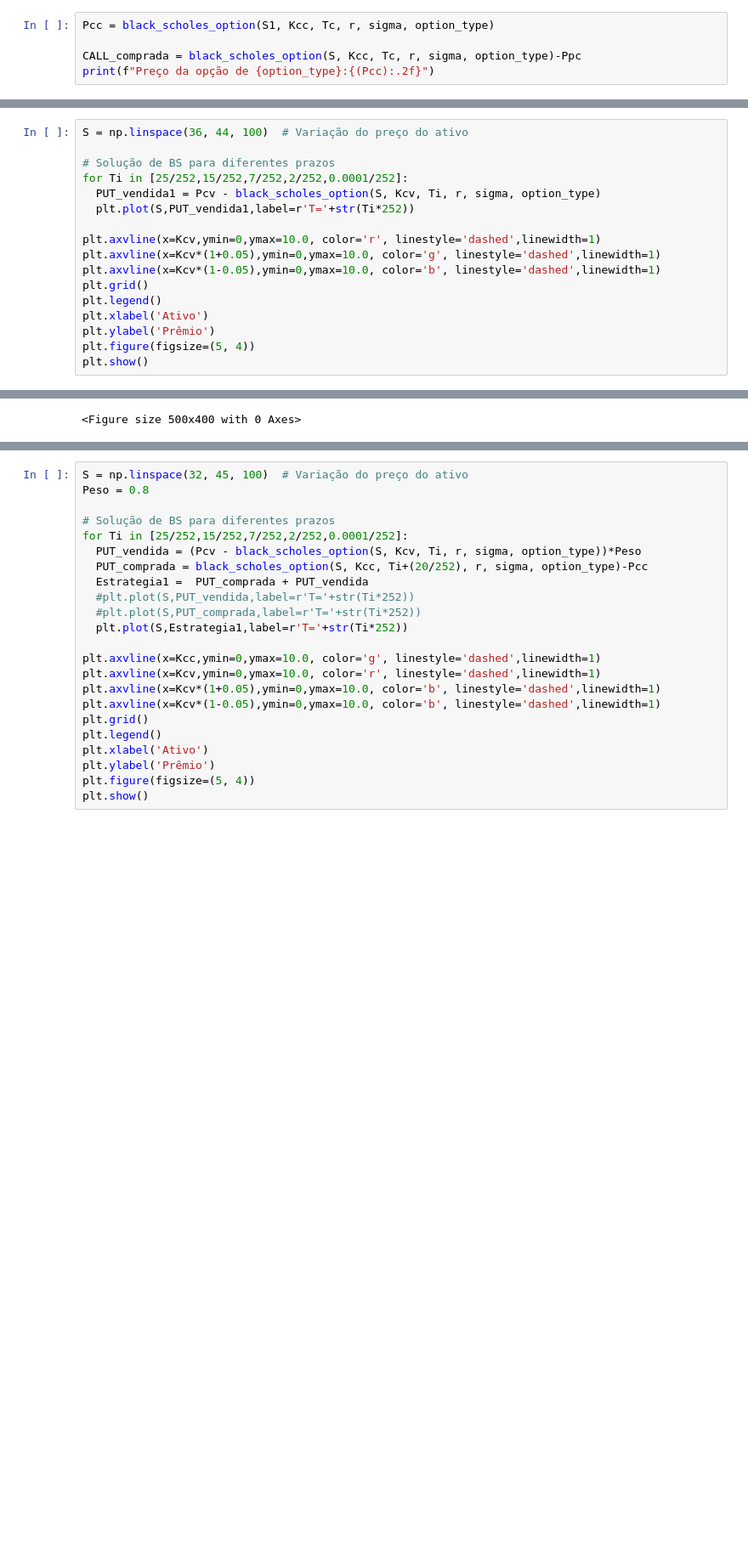
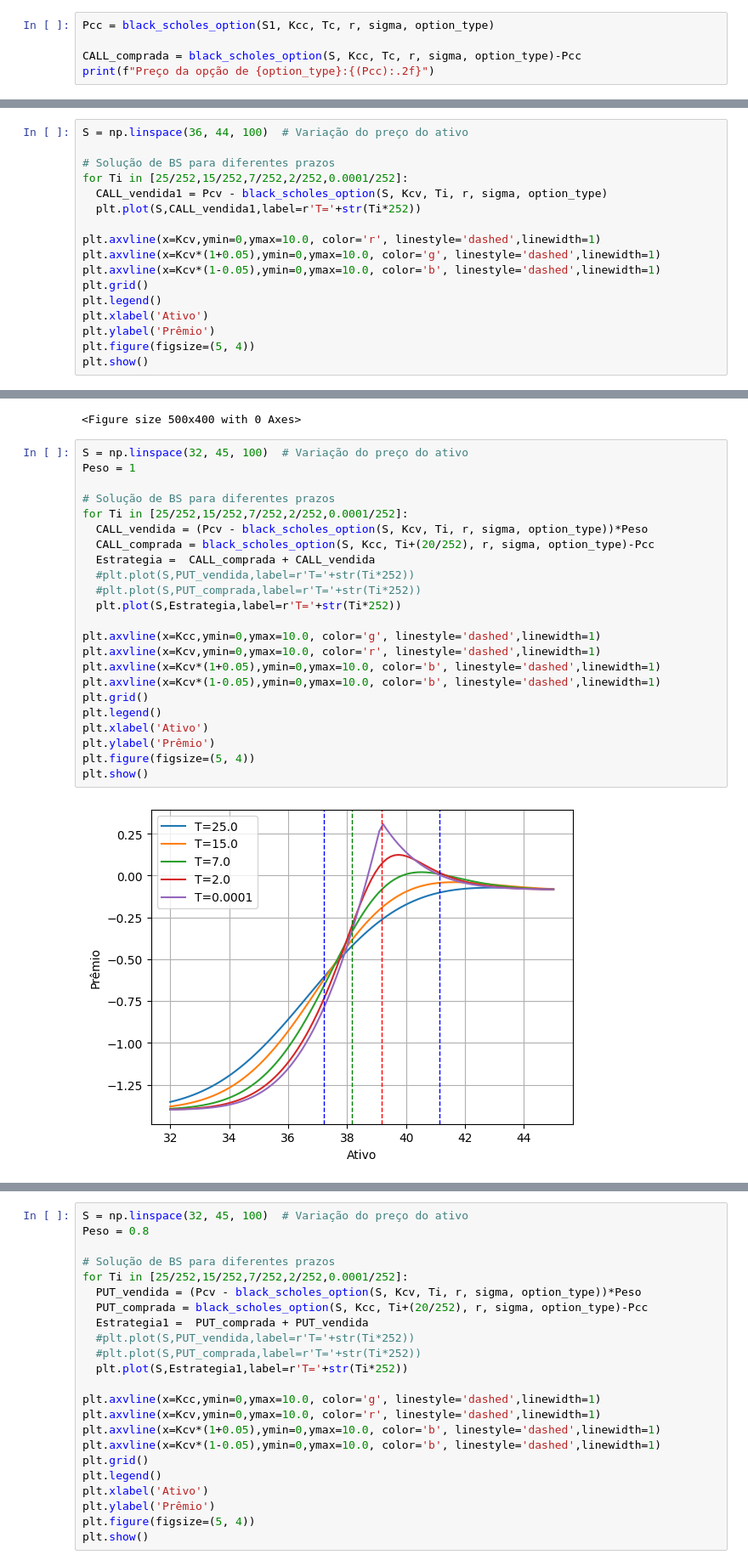
Before and after one commit to Felipe-Pinto/python_para_investimentos, a Jupyter notebook: CALL_Ago_24.ipynb, the cells around one changed output, grey strips where cells are left out. Shown at 85% size. Saved outputs shown, nothing was run; the diff lists cells and outputs as text; blank space fills up the shorter version.

```diff
--- a/CALL_Ago_24.ipynb
+++ b/CALL_Ago_24.ipynb
@@ -93,7 +93,7 @@ option_type = 'call'  # Tipo da opção ('call' ou 'put')
 # %%
 Pcc = black_scholes_option(S1, Kcc, Tc, r, sigma, option_type)
 
-CALL_comprada = black_scholes_option(S, Kcc, Tc, r, sigma, option_type)-Ppc
+CALL_comprada = black_scholes_option(S, Kcc, Tc, r, sigma, option_type)-Pcc
 print(f"Preço da opção de {option_type}:{(Pcc):.2f}")
 # %% [output]
 Preço da opção de call:2.30
@@ -170,8 +170,8 @@ S = np.linspace(36, 44, 100)  # Variação do preço do ativo
 
 # Solução de BS para diferentes prazos
 for Ti in [25/252,15/252,7/252,2/252,0.0001/252]:
-  PUT_vendida1 = Pcv - black_scholes_option(S, Kcv, Ti, r, sigma, option_type)
-  plt.plot(S,PUT_vendida1,label=r'T='+str(Ti*252))
+  CALL_vendida1 = Pcv - black_scholes_option(S, Kcv, Ti, r, sigma, option_type)
+  plt.plot(S,CALL_vendida1,label=r'T='+str(Ti*252))
 
 plt.axvline(x=Kcv,ymin=0,ymax=10.0, color='r', linestyle='dashed',linewidth=1)
 plt.axvline(x=Kcv*(1+0.05),ymin=0,ymax=10.0, color='g', linestyle='dashed',linewidth=1)
@@ -185,3 +185,28 @@ plt.show()
 # %% [output]
 [figure]
 <Figure size 500x400 with 0 Axes>
+# %%
+S = np.linspace(32, 45, 100)  # Variação do preço do ativo
+Peso = 1
+
+# Solução de BS para diferentes prazos
+for Ti in [25/252,15/252,7/252,2/252,0.0001/252]:
+  CALL_vendida = (Pcv - black_scholes_option(S, Kcv, Ti, r, sigma, option_type))*Peso
+  CALL_comprada = black_scholes_option(S, Kcc, Ti+(20/252), r, sigma, option_type)-Pcc
+  Estrategia =  CALL_comprada + CALL_vendida
+  #plt.plot(S,PUT_vendida,label=r'T='+str(Ti*252))
+  #plt.plot(S,PUT_comprada,label=r'T='+str(Ti*252))
+  plt.plot(S,Estrategia,label=r'T='+str(Ti*252))
+
+plt.axvline(x=Kcc,ymin=0,ymax=10.0, color='g', linestyle='dashed',linewidth=1)
+plt.axvline(x=Kcv,ymin=0,ymax=10.0, color='r', linestyle='dashed',linewidth=1)
+plt.axvline(x=Kcv*(1+0.05),ymin=0,ymax=10.0, color='b', linestyle='dashed',linewidth=1)
+plt.axvline(x=Kcv*(1-0.05),ymin=0,ymax=10.0, color='b', linestyle='dashed',linewidth=1)
+plt.grid()
+plt.legend()
+plt.xlabel('Ativo')
+plt.ylabel('Prêmio')
+plt.figure(figsize=(5, 4))
+plt.show()
+# %% [output]
+[figure, added]
```
Also changed, not shown: parts of 2 cells of this notebook.
